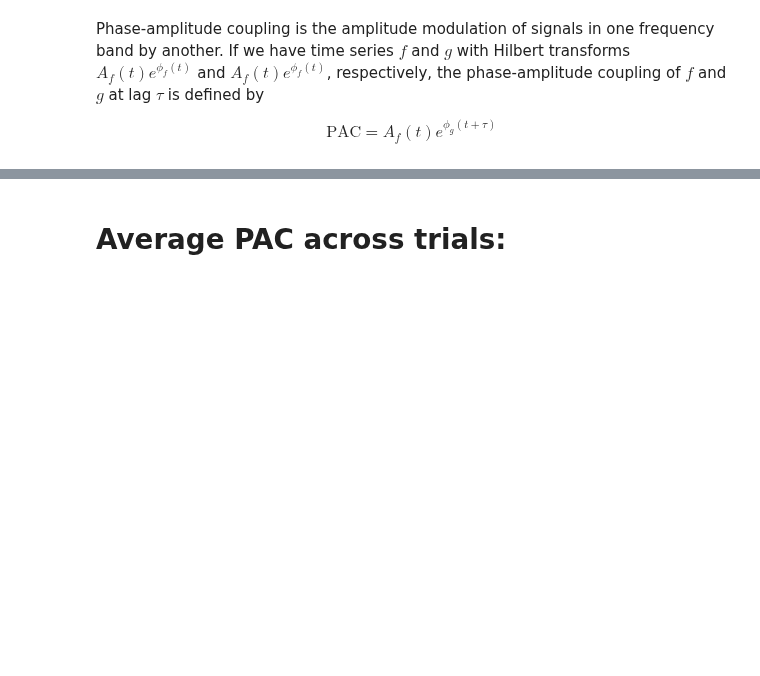
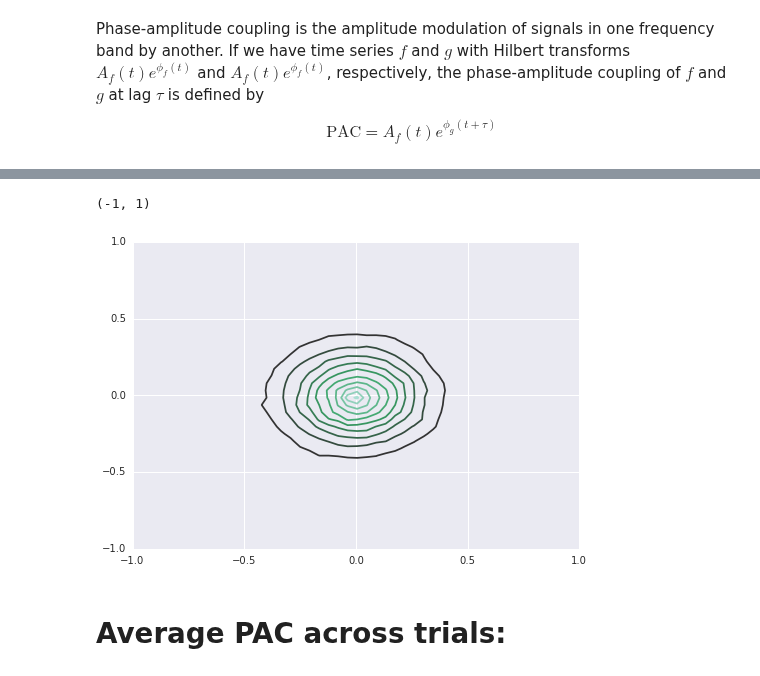
Before and after one commit to jmxpearson/hephys, a Jupyter notebook: bartc/time_frequency_phase_amplitude_coupling.ipynb, the cells around one changed output, grey strips where cells are left out. Cells and saved outputs as stored; diff of their text form; code cells hidden in the pictures; blank space fills up the shorter version.

```diff
--- a/bartc/time_frequency_phase_amplitude_coupling.ipynb
+++ b/bartc/time_frequency_phase_amplitude_coupling.ipynb
@@ -61,3 +64,11 @@ plt.hist2d(np.real(pac), np.imag(pac), bins=1000, cmap='Blues');
+# %%
+import seaborn as sns
+sns.kdeplot(np.real(pac), np.imag(pac))
+plt.xlim(-1, 1)
+plt.ylim(-1, 1)
+# %% [output]
+(-1, 1)
+[figure, added]
 # %% [markdown]
 # Average PAC across trials:
 # %% [markdown]
```
Also changed, not shown: parts of 2 cells of this notebook.
